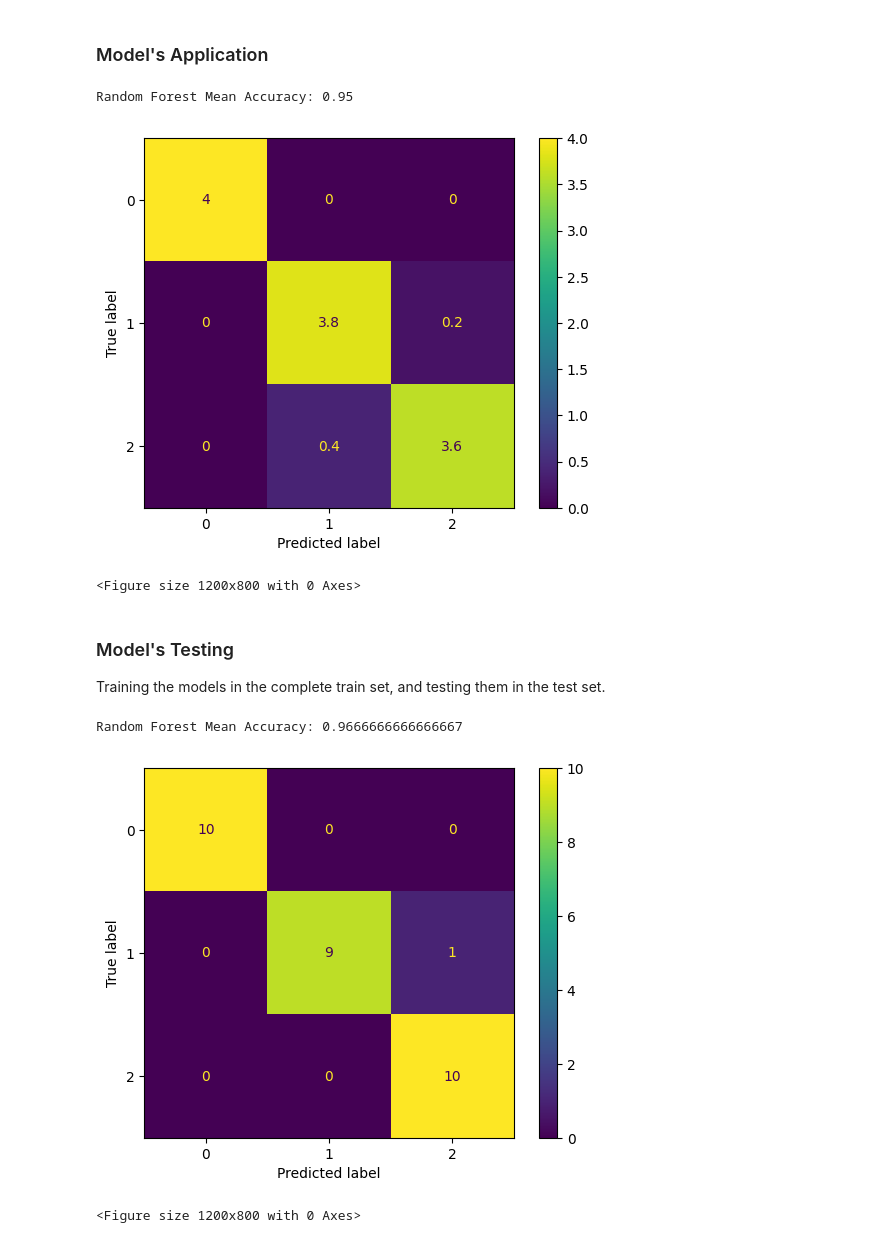
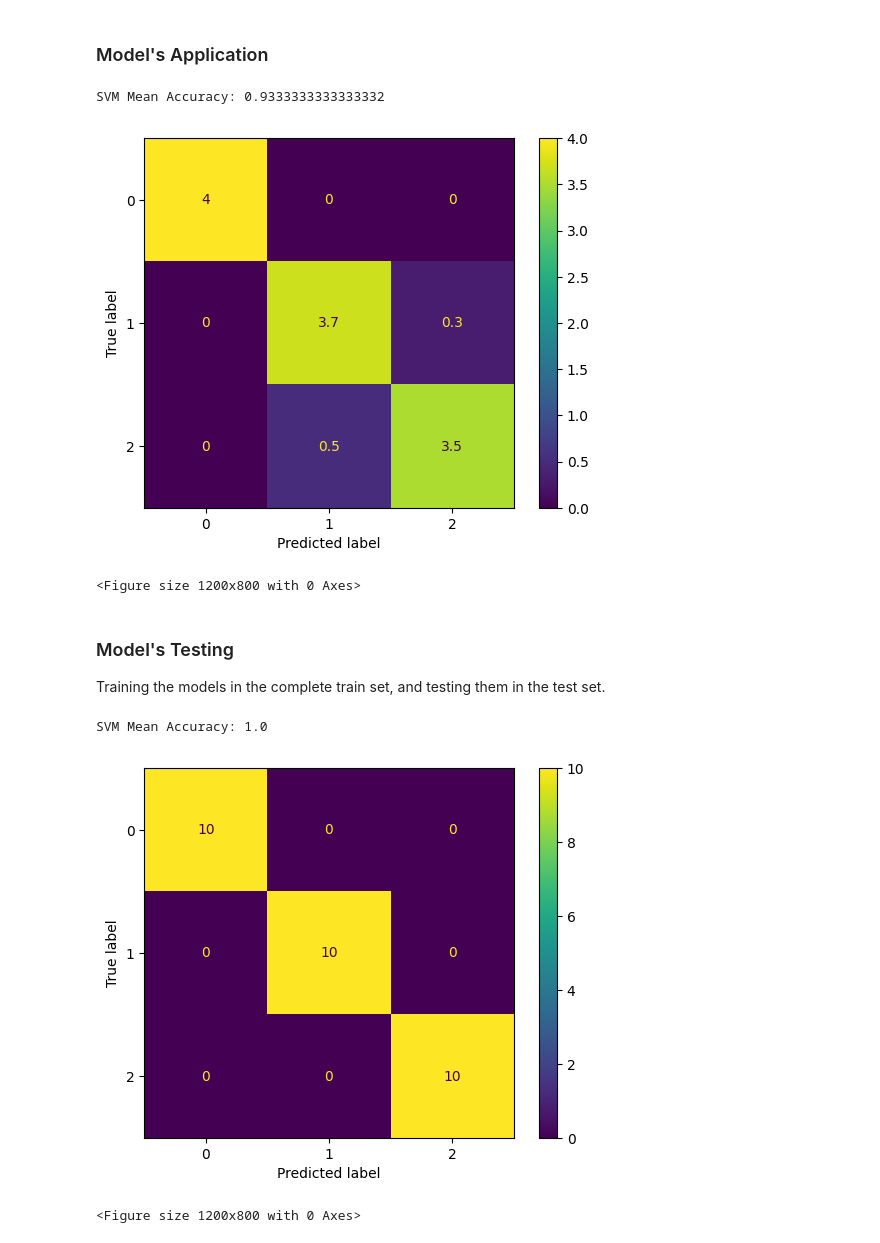
Before and after one commit to davidterroso/IrisClassifcation, a Jupyter notebook: IrisClassification.ipynb, the cells around one changed output. Drawn from its saved outputs; the diff is of its cells as text; code cells hidden in the pictures.

Commit message:
support vector machine classifier

```diff
--- a/IrisClassification.ipynb
+++ b/IrisClassification.ipynb
@@ -101,8 +101,12 @@ models = {
     # "Decision Tree": DecisionTreeClassifier(criterion="log_loss", max_depth=3, min_samples_leaf=1),
     # max_depth was defined as 3 to prevent overfitting and min_samples_leaf was considered 1 because the number
     # of classes in this problem is small. log_loss was chosen since it presents the best results
-    "Random Forest": RandomForestClassifier(n_estimators=500, criterion="log_loss", max_depth=3, random_state=42),
-    # "SVM": SVC(),
+    # "Random Forest": RandomForestClassifier(n_estimators=500, criterion="log_loss", max_depth=3, random_state=42),
+    # more estimators (trees) were used, to promote a bigger accuracy, in expense of higher processing power.
+    # log_loss was chosen as it presented the best results. max_depth was declared to prevent overfitting and the
+    # random_state was declared to promote reproducibility
+    "SVM": SVC(kernel="poly"),
+    # polynomial kernel was chosen due to the better generalization in unseen data
     # "Gaussian Naive-Bayes": GaussianNB()
 }
 
@@ -131,7 +135,7 @@ for model_name in models:
     plt.figure(figsize=(12,8))
     plt.show()
 # %% [output]
-Random Forest Mean Accuracy: 0.95
+SVM Mean Accuracy: 0.9333333333333332
 [figure]
 <Figure size 1200x800 with 0 Axes>
 # %% [markdown]
@@ -141,22 +145,21 @@ Training the models in the complete train set, and testing them in the test set.
 # %%
 for model_name in models:
     model = models[model_name]
     accuracies = []
     cm_list = []
 
     model.fit(X_train, y_train)
     y_pred = model.predict(X_test)
-    probs = model.predict_proba(X_test)
     accuracy = accuracy_score(y_test, y_pred)
     cm = confusion_matrix(y_test, y_pred)
 
     print(model_name, "Mean Accuracy:", accuracy)
 
     disp = ConfusionMatrixDisplay(confusion_matrix=cm)
     disp.plot()
     plt.figure(figsize=(12,8))
     plt.show()
 # %% [output]
-Random Forest Mean Accuracy: 0.9666666666666667
+SVM Mean Accuracy: 1.0
-[figure, old version]
+[figure, new version]
 <Figure size 1200x800 with 0 Axes>
```
